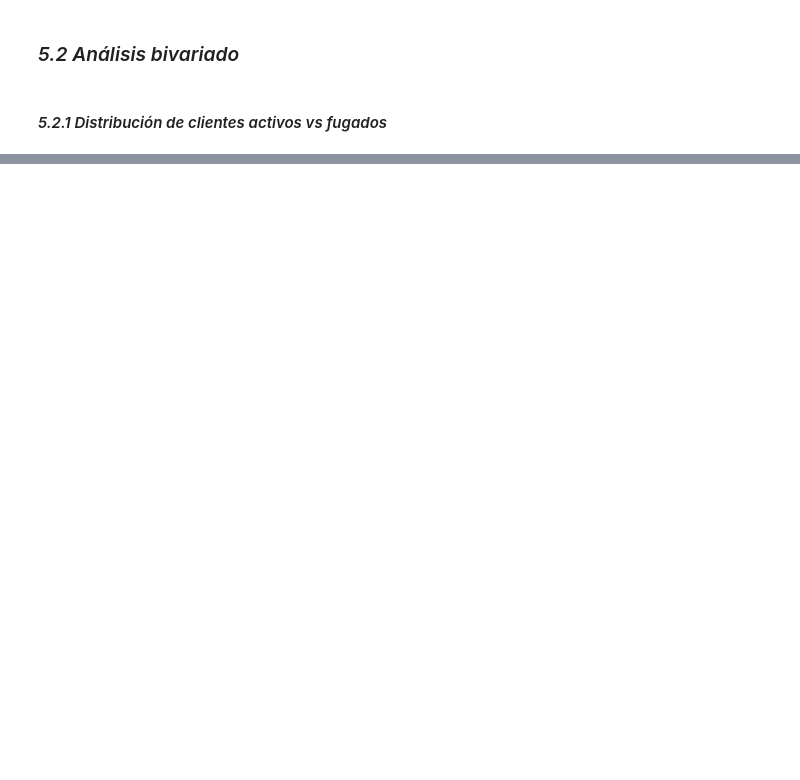
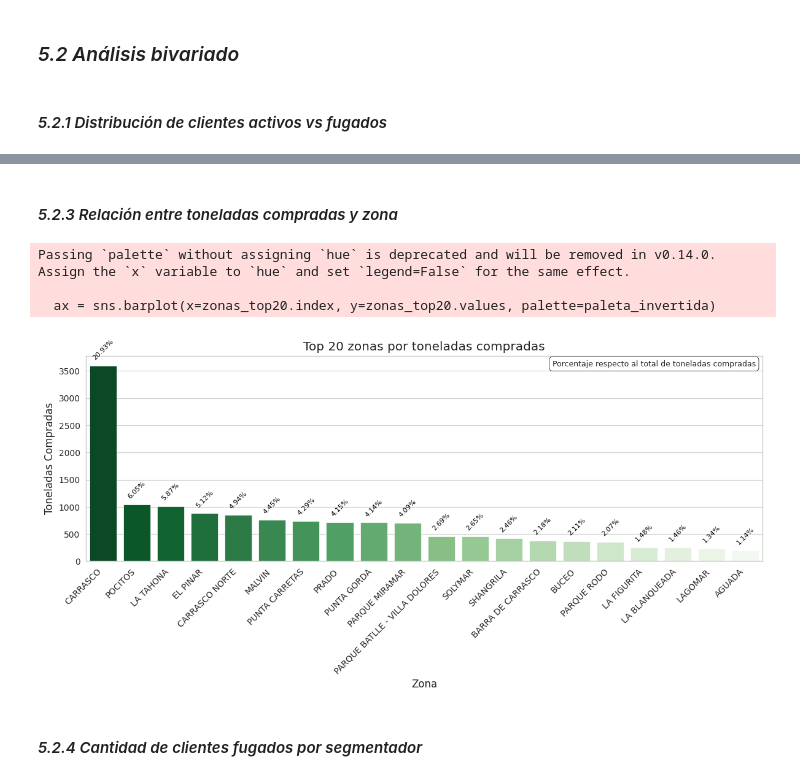
Before and after one commit to lomerrod/proyectofinalDS2, a Jupyter notebook: ProyectoParteIII+RodriguezLorena.ipynb, the cells around one changed output, grey strips where cells are left out. Cells and saved outputs as stored; diff of their text form; code cells hidden in the pictures; blank space fills up the shorter version.

```diff
--- a/ProyectoParteIII+RodriguezLorena.ipynb
+++ b/ProyectoParteIII+RodriguezLorena.ipynb
@@ -1310,7 +1303,7 @@ plt.show()
 segmentadores_interes = [
     'CLIENTE DE REPARTO COMUN', 'BARRACAS', 'ESTUFAS', 'PANADERIAS',
     'COLABORADOR', 'CLIENTE ESPECIAL DIRECTORIO', 'PIZZERIAS', 'EDIFICIOS',
-    'CLUBES', 'CLUB ITAU', 'RESTAURANT', 'MINOREO', 'RESIDENCIALES',
+    'CLUBES', 'CLUB ITAU', 'RESTAURANT',  'RESIDENCIALES',
     'CANJE', 'CARNICERIAS', 'ESTACIONES SERVICIO', 'PARRILLADAS'
 ]
 
@@ -1322,7 +1315,7 @@ segmentador_counts = segmentador_filtrado['SEGMENTADOR'].value_counts().sort_val
 total_general = len(df_variables_final)
 
 plt.figure(figsize=(10, 6))
-ax = sns.barplot(x=segmentador_counts.index, y=segmentador_counts.values, palette=paleta_verde_degradado)
+ax = sns.barplot(x=segmentador_counts.index, y=segmentador_counts.values, palette=paleta_invertida)
 
 plt.title('Distribución de clientes por segmentador')
 plt.xlabel('Segmentador')
@@ -1373,0 +1434,51 @@ True    39.24783   60.75217
+# %% [markdown]
+#### *5.2.3 Relación entre toneladas compradas y zona*
+# %%
+# Agrupar por zona y sumar toneladas compradas
+zonas_toneladas = df_variables_final.groupby('ZONA')['TONELADAS_COMPRADAS'].sum()
+
+# Ordenar de mayor a menor y tomar las primeras 20
+zonas_top20 = zonas_toneladas.sort_values(ascending=False).head(20)
+
+# Gráfico
+plt.figure(figsize=(12,6))
+ax = sns.barplot(x=zonas_top20.index, y=zonas_top20.values, palette=paleta_invertida)
+
+# Título y etiquetas
+plt.title('Top 20 zonas por toneladas compradas')
+plt.xlabel('Zona')
+plt.ylabel('Toneladas Compradas')
+plt.xticks(rotation=45, ha='right')
+
+# Agregar porcentaje sobre cada barra (respecto del total de toneladas compradas)
+total_toneladas = df_variables_final['TONELADAS_COMPRADAS'].sum()
+for i, p in enumerate(ax.patches):
+    porcentaje = f'{100 * p.get_height() / total_toneladas:.2f}%'
+    x = p.get_x() + p.get_width() / 2
+    y = p.get_height() + total_toneladas * 0.005  # pequeño margen
+    ax.text(
+        x, y, porcentaje,
+        ha='center', va='bottom', fontsize=8,
+        rotation=45,
+        color='black'
+    )
+
+# Cuadro de texto aclaratorio
+plt.text(
+    0.99, 0.95,
+    'Porcentaje respecto al total de toneladas compradas',
+    transform=plt.gca().transAxes,
+    fontsize=9,
+    ha='right',
+    bbox=dict(facecolor='white', edgecolor='black', boxstyle='round,pad=0.4')
+)
+
+plt.tight_layout()
+plt.show()
+# %% [output]
+Passing `palette` without assigning `hue` is deprecated and will be removed in v0.14.0. Assign the `x` variable to `hue` and set `legend=False` for the same effect.
+
+  ax = sns.barplot(x=zonas_top20.index, y=zonas_top20.values, palette=paleta_invertida)
+[figure, added]
+# %% [markdown]
+#### *5.2.4 Cantidad de clientes fugados por segmentador*
```
Also changed, not shown: parts of 45 cells of this notebook.
